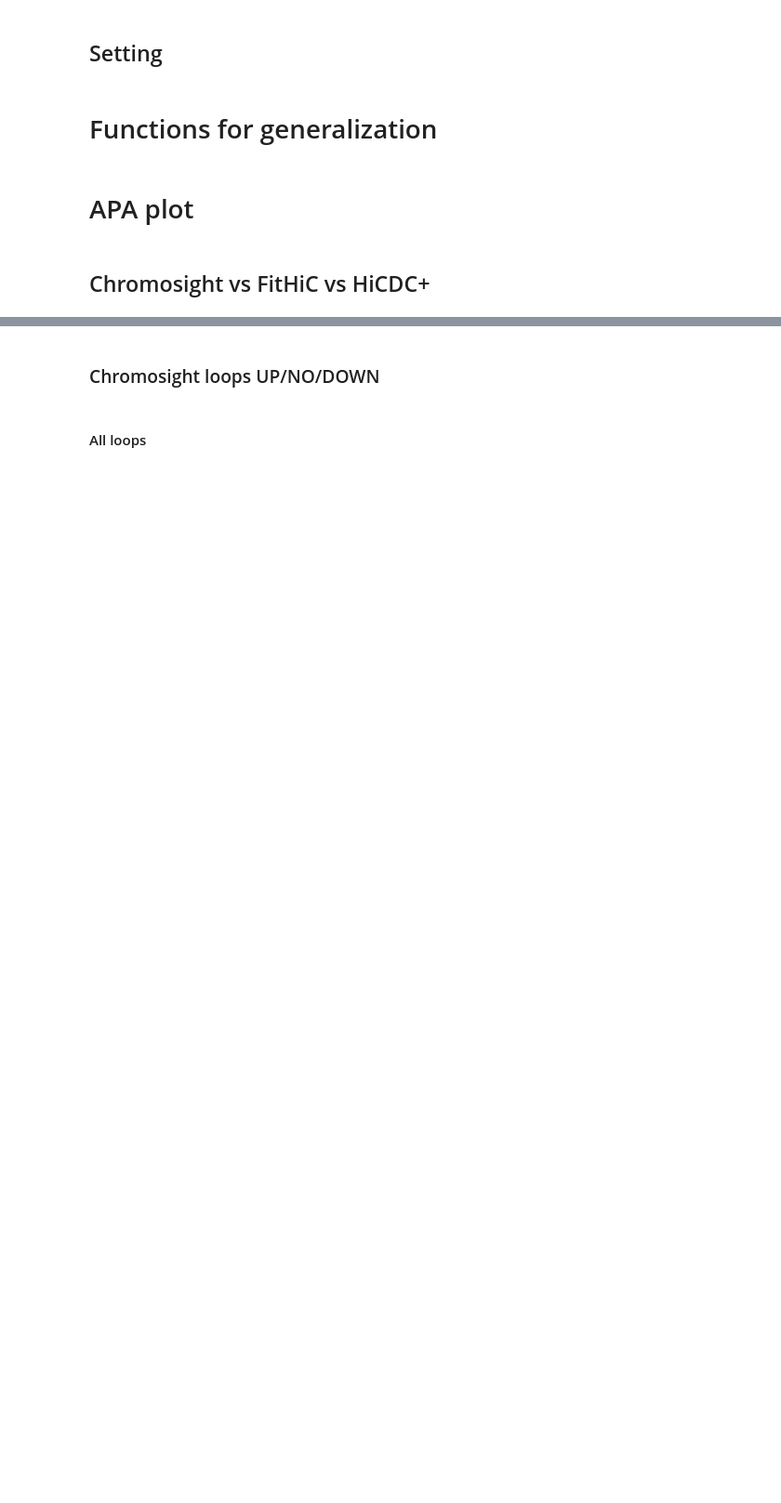
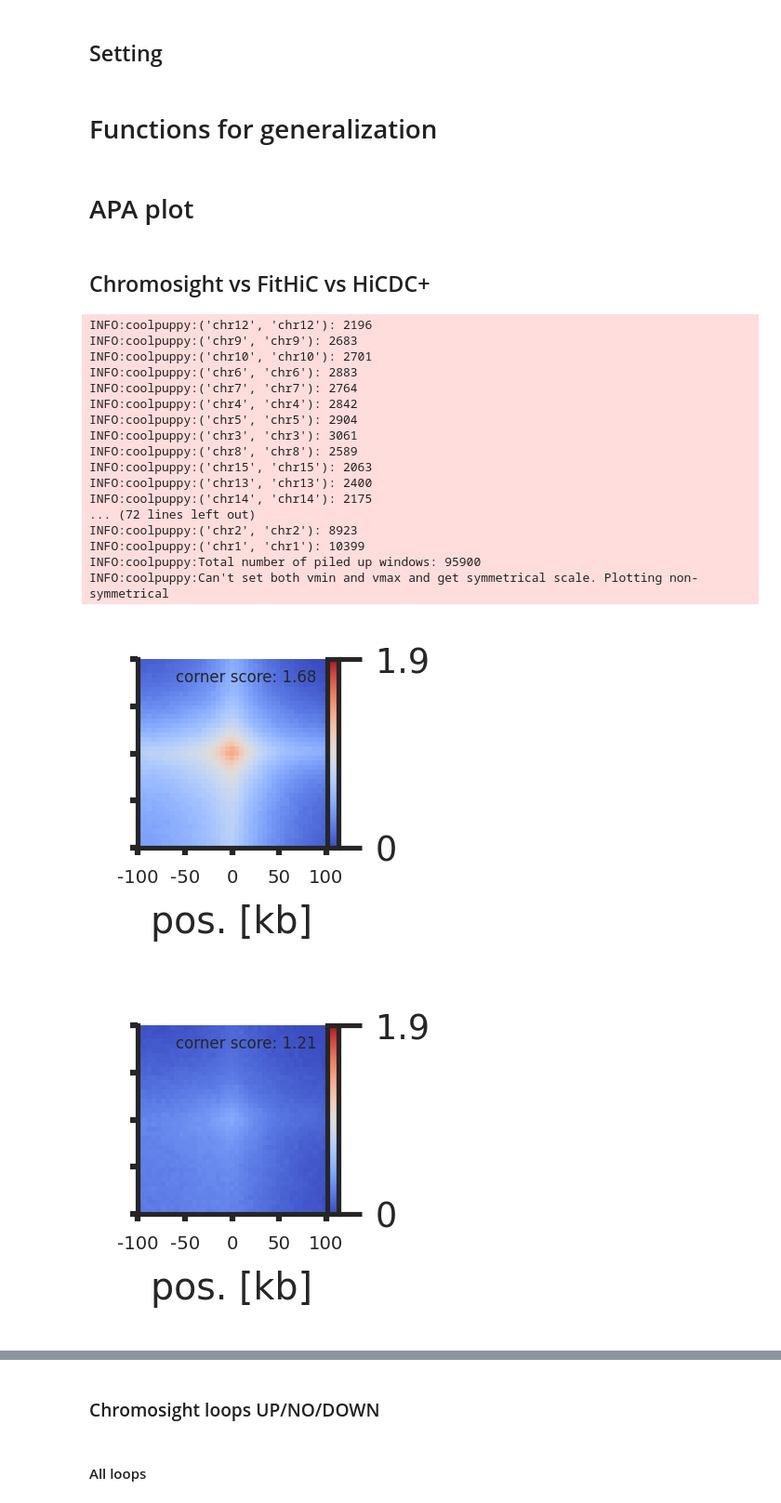
Before and after one commit to ukjinlee101/cohesin-mitosis-3D-regulation, a Jupyter notebook: MicroC_loop_analysis/MicroC_loop_APA.ipynb, the cells around one changed output, grey strips where cells are left out. Shown at 93% size. Drawn from its saved outputs; the diff is of its cells as text; code cells hidden in the pictures; blank space fills up the shorter version.

```diff
--- a/MicroC_loop_analysis/MicroC_loop_APA.ipynb
+++ b/MicroC_loop_analysis/MicroC_loop_APA.ipynb
@@ -109,3 +109,44 @@ figDir = '/Volumes/UKJIN_SSD/MtoG1/figure/loop_analysis'
 loopDir = '/Volumes/UKJIN_SSD/MtoG1/data/loop_analysis'
 # %% [markdown]
 ## Chromosight vs FitHiC vs HiCDC+
+# %%
+res = 5000
+vminmax_map = {
+    'chromo_union_allRes_postprocessed': (1.9, 0),
+    'fithic_union_10000bp_qcutoff0.0001': (1.9, 0),
+    'hicdcp_union_10000bp_qcutoff0.05': (1.9, 0),
+}
+#for name in ['chromo_union_allRes_postprocessed', 'fithic_union_10000bp_qcutoff0.0001', 'hicdcp_union_10000bp_qcutoff0.05']:
+
+for name in ['chromo_union_allRes_postprocessed', 'hicdcp_union_10000bp_qcutoff0.05']:
+       vmax, vmin = vminmax_map[name]
+       for sample in ['G1DMSO_pooled', 'G1dTAG_pooled']:
+        pup = callAPAoverLoop(coolDir, sample + '_' + str(res) + 'bp',
+                              loopDir,  name,
+                              minDist = 50, minDiag = 21, byDistance = False,
+                              balance = 'weight', ooe = True)
+        fileName = 'APA_' + name + '_' + sample
+       #  drawAPA(pup, scale = 'log2', colormap = 'coolwarm', vmax = False, vmin = False,
+       #         fileDir = figDir, fileName = fileName)
+        drawAPA(pup, scale = 'log2', colormap = 'coolwarm', vmax = vmax, vmin = vmin,
+                fileDir = figDir, fileName = fileName + '_vminmax_' + str(vmax) + '_' + str(vmin))
+# %% [output]
+INFO:coolpuppy:('chr12', 'chr12'): 2196
+INFO:coolpuppy:('chr9', 'chr9'): 2683
+INFO:coolpuppy:('chr10', 'chr10'): 2701
+INFO:coolpuppy:('chr6', 'chr6'): 2883
+INFO:coolpuppy:('chr7', 'chr7'): 2764
+INFO:coolpuppy:('chr4', 'chr4'): 2842
+INFO:coolpuppy:('chr5', 'chr5'): 2904
+INFO:coolpuppy:('chr3', 'chr3'): 3061
+INFO:coolpuppy:('chr8', 'chr8'): 2589
+INFO:coolpuppy:('chr15', 'chr15'): 2063
+INFO:coolpuppy:('chr13', 'chr13'): 2400
+INFO:coolpuppy:('chr14', 'chr14'): 2175
+... (72 lines left out)
+INFO:coolpuppy:('chr2', 'chr2'): 8923
+INFO:coolpuppy:('chr1', 'chr1'): 10399
+INFO:coolpuppy:Total number of piled up windows: 95900
+INFO:coolpuppy:Can't set both vmin and vmax and get symmetrical scale. Plotting non-symmetrical
+[figure, added]
+[figure, added]
```
Also changed, not shown: parts of 1 cell of this notebook, 4 other files.
